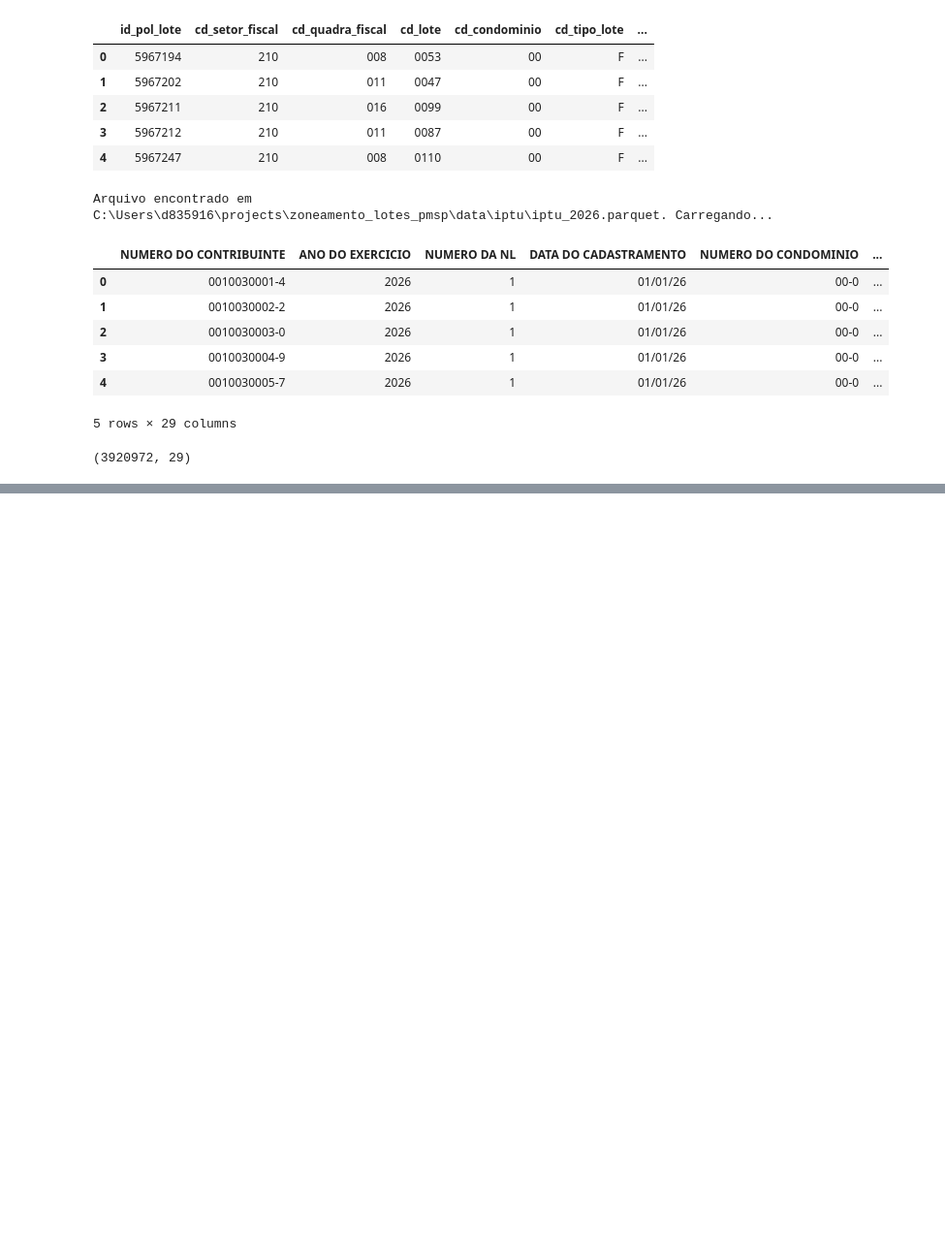
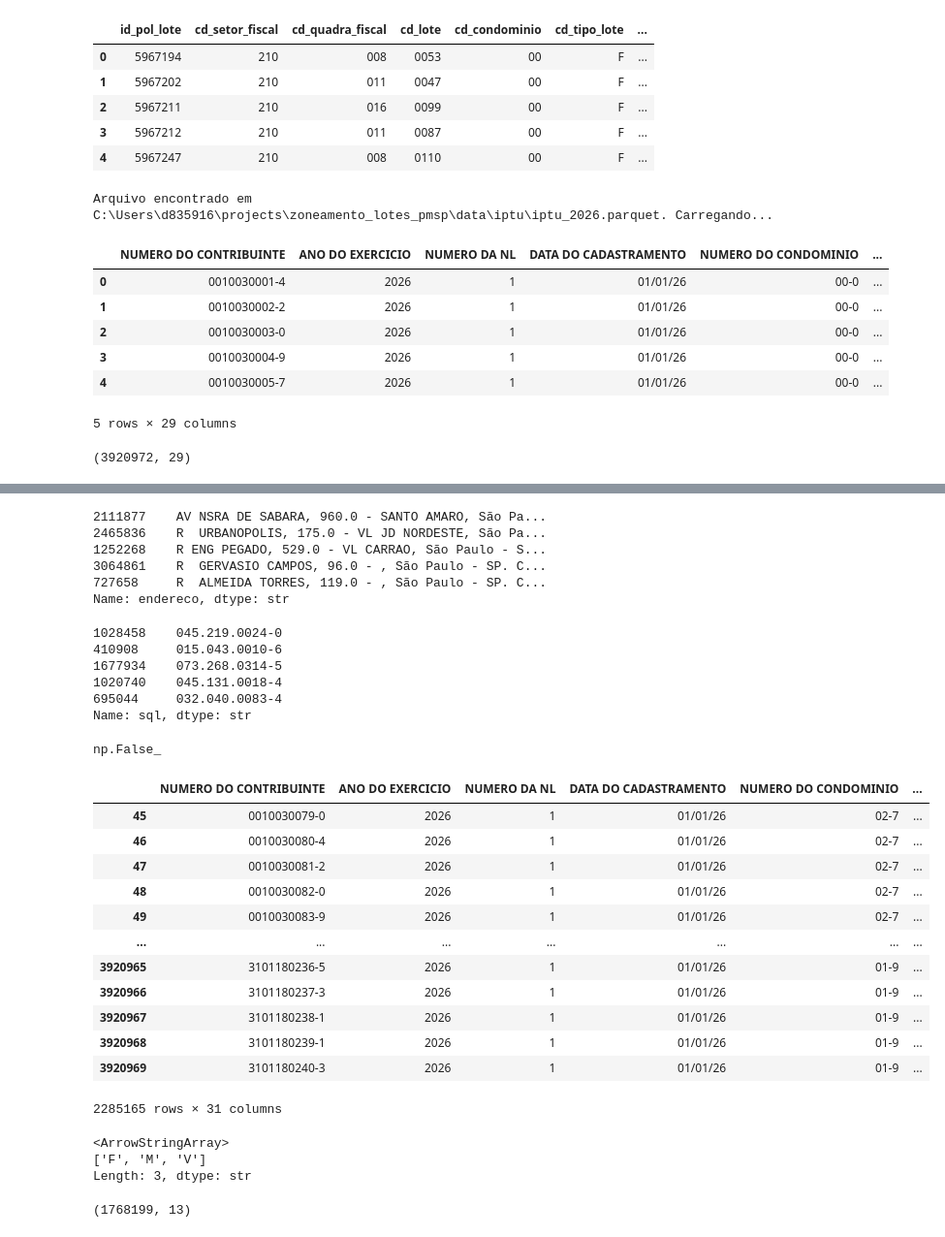
Before and after one commit to h-pgy/zoneamento_lotes_pmsp, a Jupyter notebook: 03_data_munging_final.ipynb, the cells around one changed output, grey strips where cells are left out. Shown at 97% size. Cells and saved outputs as stored; diff of their text form; code cells hidden in the pictures; blank space fills up the shorter version.

Commit message:
lotes condominiais - ricardo me ensinou a achar

```diff
--- a/03_data_munging_final.ipynb
+++ b/03_data_munging_final.ipynb
@@ -75,0 +92,29 @@ iptu.shape
+# %%
+iptu['endereco'] = iptu['NOME DE LOGRADOURO DO IMOVEL'] + ', ' + iptu['NUMERO DO IMOVEL'].fillna('').astype(str) + ' - '\
+      + iptu['BAIRRO DO IMOVEL'].fillna('').astype(str) + ', São Paulo - SP. CEP: ' + iptu['CEP DO IMOVEL'].fillna('') .astype(str)
+# %%
+iptu['endereco'].sample(5)
+# %% [output]
+2111877    AV NSRA DE SABARA, 960.0 - SANTO AMARO, São Pa...
+2465836    R  URBANOPOLIS, 175.0 - VL JD NORDESTE, São Pa...
+1252268    R ENG PEGADO, 529.0 - VL CARRAO, São Paulo - S...
+3064861    R  GERVASIO CAMPOS, 96.0 - , São Paulo - SP. C...
+727658     R  ALMEIDA TORRES, 119.0 - , São Paulo - SP. C...
+Name: endereco, dtype: str
+# %%
+iptu['sql'] = iptu['NUMERO DO CONTRIBUINTE'].str[:3] + '.' \
+            + iptu['NUMERO DO CONTRIBUINTE'].str[3:6] + '.'  \
+            + iptu['NUMERO DO CONTRIBUINTE'].str[6:]
+# %%
+iptu['sql'].sample(5)
+# %% [output]
+1028458    045.219.0024-0
+410908     015.043.0010-6
+1677934    073.268.0314-5
+1020740    045.131.0018-4
+695044     032.040.0083-4
+Name: sql, dtype: str
+# %%
+iptu['sql'].duplicated().any()
+# %% [output]
+np.False_
@@ -75,0 +123,27 @@ iptu.shape
+# %%
+#lotes condominiais tem numero do condominio igual a "00-0"
+lotes_condominiais = iptu[iptu['NUMERO DO CONDOMINIO']!="00-0"]
+# %% [output]
+|  | NUMERO DO CONTRIBUINTE | ANO DO EXERCICIO | NUMERO DA NL | DATA DO CADASTRAMENTO | NUMERO DO CONDOMINIO | ... |
+| 45 | 0010030079-0 | 2026 | 1 | 01/01/26 | 02-7 | ... |
+| 46 | 0010030080-4 | 2026 | 1 | 01/01/26 | 02-7 | ... |
+| 47 | 0010030081-2 | 2026 | 1 | 01/01/26 | 02-7 | ... |
+| 48 | 0010030082-0 | 2026 | 1 | 01/01/26 | 02-7 | ... |
+| 49 | 0010030083-9 | 2026 | 1 | 01/01/26 | 02-7 | ... |
+| ... | ... | ... | ... | ... | ... | ... |
+| 3920965 | 3101180236-5 | 2026 | 1 | 01/01/26 | 01-9 | ... |
+| 3920966 | 3101180237-3 | 2026 | 1 | 01/01/26 | 01-9 | ... |
+| 3920967 | 3101180238-1 | 2026 | 1 | 01/01/26 | 01-9 | ... |
+| 3920968 | 3101180239-1 | 2026 | 1 | 01/01/26 | 01-9 | ... |
+| 3920969 | 3101180240-3 | 2026 | 1 | 01/01/26 | 01-9 | ... |
+2285165 rows × 31 columns
+# %%
+df['cd_tipo_lote'].unique()
+# %% [output]
+<ArrowStringArray>
+['F', 'M', 'V']
+Length: 3, dtype: str
+# %%
+df.shape
+# %% [output]
+(1768199, 13)
```
Also changed, not shown: parts of 2 cells of this notebook.
